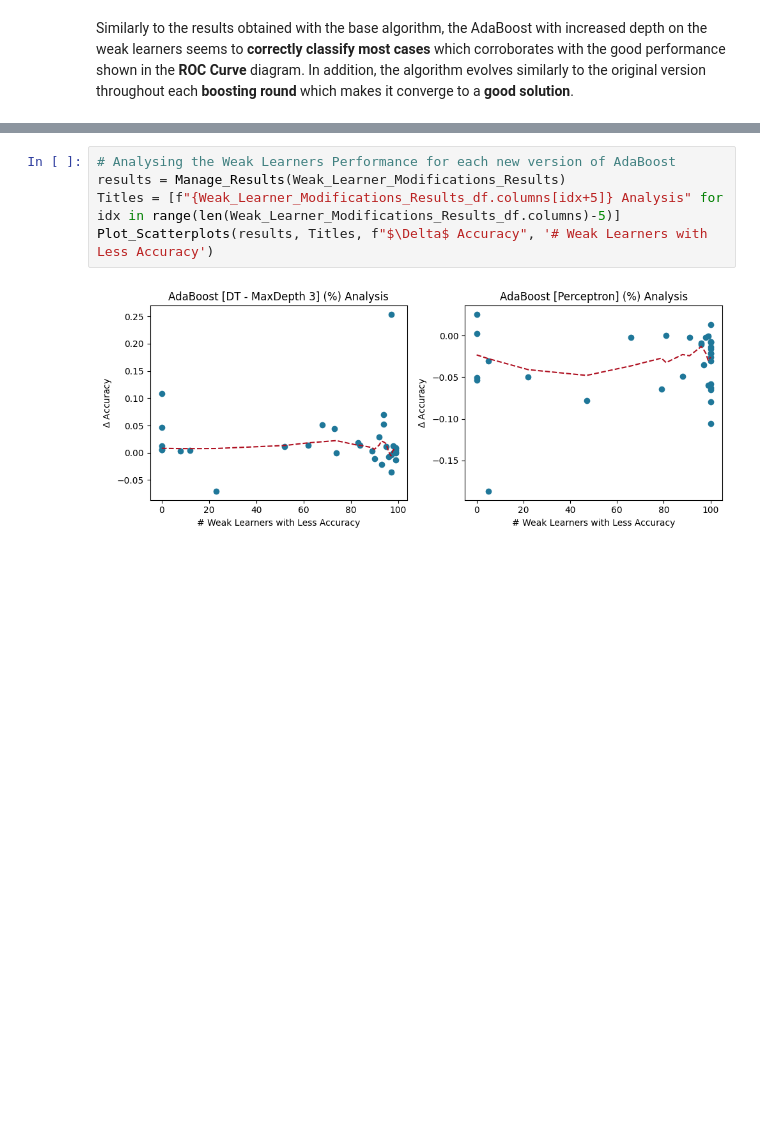
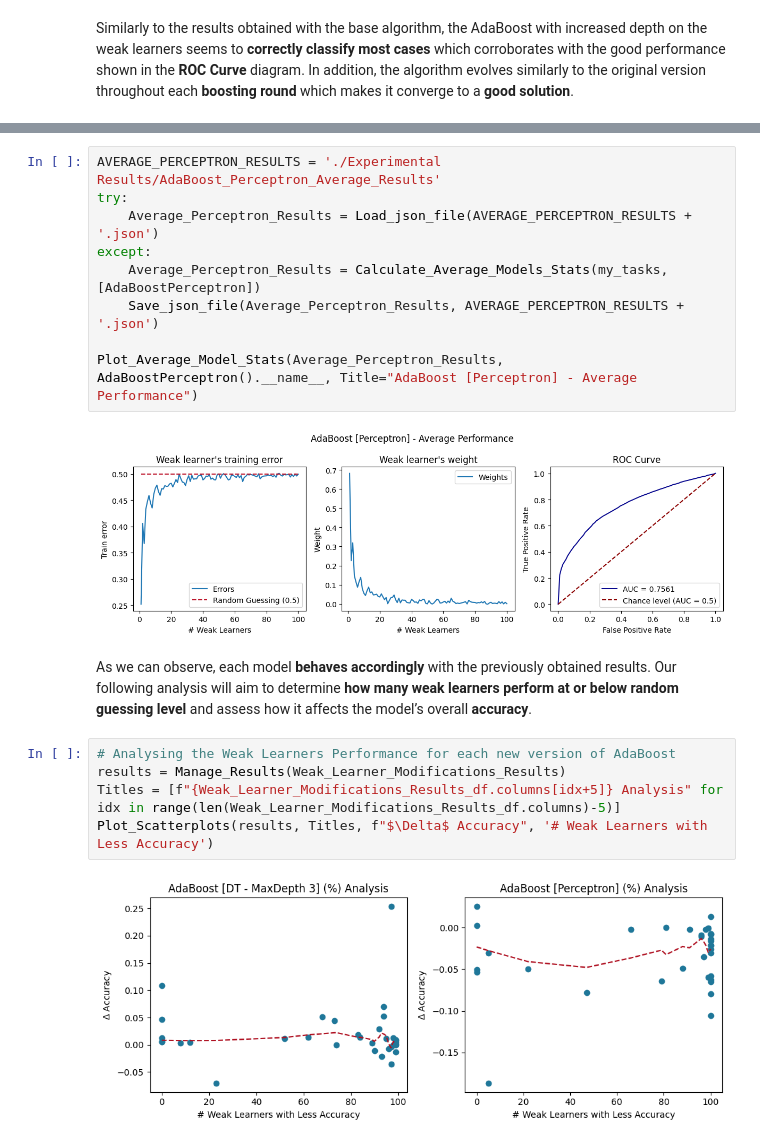
Before and after one commit to EstevesX10/ML1-AdaBoost-Analysis-Optimization, a Jupyter notebook: AdaBoost/AdaBoost.ipynb, the cells around one changed output, grey strips where cells are left out. Drawn from its saved outputs; the diff is of its cells as text; blank space fills up the shorter version.

```diff
--- a/AdaBoost/AdaBoost.ipynb
+++ b/AdaBoost/AdaBoost.ipynb
@@ -425,3 +451,17 @@ Our following analysis will aim to determine **how many weak learners perform at
+# %%
+AVERAGE_PERCEPTRON_RESULTS = './Experimental Results/AdaBoost_Perceptron_Average_Results'
+try:
+    Average_Perceptron_Results = Load_json_file(AVERAGE_PERCEPTRON_RESULTS + '.json')
+except:
+    Average_Perceptron_Results = Calculate_Average_Models_Stats(my_tasks, [AdaBoostPerceptron])
+    Save_json_file(Average_Perceptron_Results, AVERAGE_PERCEPTRON_RESULTS + '.json')
+
+Plot_Average_Model_Stats(Average_Perceptron_Results, AdaBoostPerceptron().__name__, Title="AdaBoost [Perceptron] - Average Performance")
+# %% [output]
+[figure, added]
+# %% [markdown]
+As we can observe, each model **behaves accordingly** with the previously obtained results.
+Our following analysis will aim to determine **how many weak learners perform at or below random guessing level** and assess how it affects the model’s overall **accuracy**.
 # %%
 # Analysing the Weak Learners Performance for each new version of AdaBoost
 results = Manage_Results(Weak_Learner_Modifications_Results)
```
Also changed, not shown: parts of 10 cells of this notebook.
